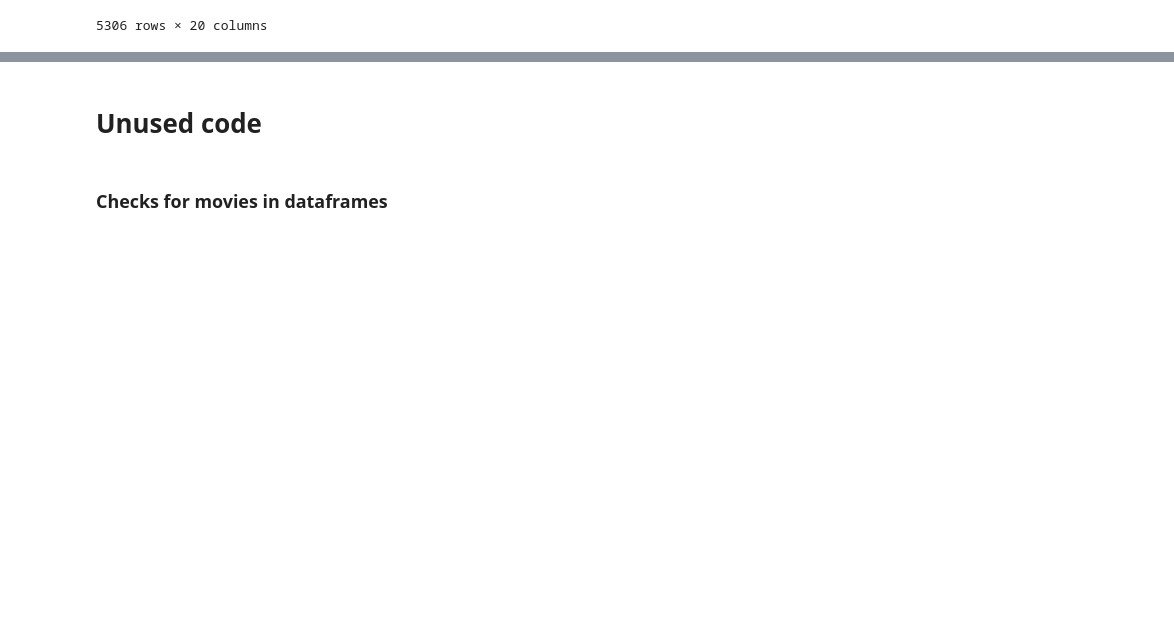
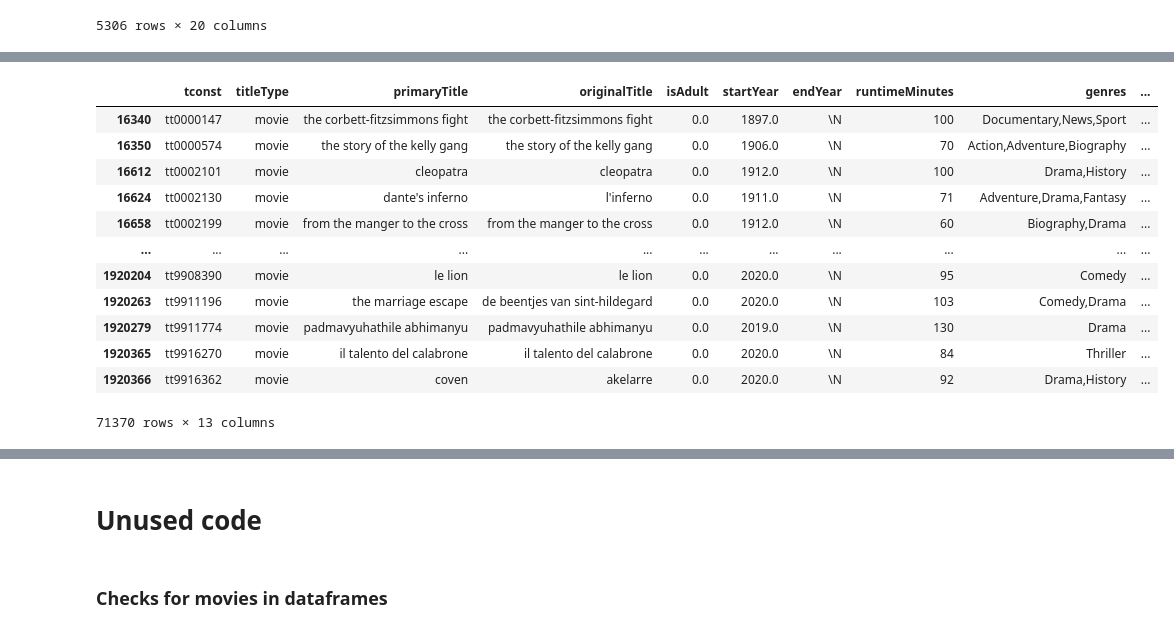
Before and after one commit to adambrennan150/Franchises, a Jupyter notebook: IMDB_Wiki_Matching.ipynb, the cells around one changed output, grey strips where cells are left out. Saved outputs shown, nothing was run; the diff lists cells and outputs as text; code cells hidden in the pictures; blank space fills up the shorter version.

```diff
--- a/IMDB_Wiki_Matching.ipynb
+++ b/IMDB_Wiki_Matching.ipynb
@@ -203,5 +191,5 @@ matched
 | 5015 | 8167.0 | f1343 | Super Sentai | doubutsu sentai zyuohger vs. ninn... | 2016.0 | tt6342418 | movie | doubutsu sentai zyuohger vs. ninn... | ... |
 5306 rows × 20 columns
 # %%
-#imdb_remainder = imdb_remainder[~imdb_remainder["tconst"].isin(all_merged_both["tconst"])]
+imdb_remainder = imdb_remainder[~imdb_remainder["tconst"].isin(all_merged_both["tconst"])]
 # %%
@@ -246,0 +316,17 @@ imdb_final.to_csv("movies_with_franchises.csv")
+# %%
+test = imdb_remainder.sort_values("numVotes", ascending = False).drop_duplicates(subset=["tconst"], keep="first").sort_values(["tconst"])
+test[test["numVotes"] >292]
+# %% [output]
+|  | tconst | titleType | primaryTitle | originalTitle | isAdult | startYear | endYear | runtimeMinutes | genres | ... |
+| 16340 | tt0000147 | movie | the corbett-fitzsimmons fight | the corbett-fitzsimmons fight | 0.0 | 1897.0 | \N | 100 | Documentary,News,Sport | ... |
+| 16350 | tt0000574 | movie | the story of the kelly gang | the story of the kelly gang | 0.0 | 1906.0 | \N | 70 | Action,Adventure,Biography | ... |
+| 16612 | tt0002101 | movie | cleopatra | cleopatra | 0.0 | 1912.0 | \N | 100 | Drama,History | ... |
+| 16624 | tt0002130 | movie | dante's inferno | l'inferno | 0.0 | 1911.0 | \N | 71 | Adventure,Drama,Fantasy | ... |
+| 16658 | tt0002199 | movie | from the manger to the cross | from the manger to the cross | 0.0 | 1912.0 | \N | 60 | Biography,Drama | ... |
+| ... | ... | ... | ... | ... | ... | ... | ... | ... | ... | ... |
+| 1920204 | tt9908390 | movie | le lion | le lion | 0.0 | 2020.0 | \N | 95 | Comedy | ... |
+| 1920263 | tt9911196 | movie | the marriage escape | de beentjes van sint-hildegard | 0.0 | 2020.0 | \N | 103 | Comedy,Drama | ... |
+| 1920279 | tt9911774 | movie | padmavyuhathile abhimanyu | padmavyuhathile abhimanyu | 0.0 | 2019.0 | \N | 130 | Drama | ... |
+| 1920365 | tt9916270 | movie | il talento del calabrone | il talento del calabrone | 0.0 | 2020.0 | \N | 84 | Thriller | ... |
+| 1920366 | tt9916362 | movie | coven | akelarre | 0.0 | 2020.0 | \N | 92 | Drama,History | ... |
+71370 rows × 13 columns
```
Also changed, not shown: parts of 24 cells of this notebook.
